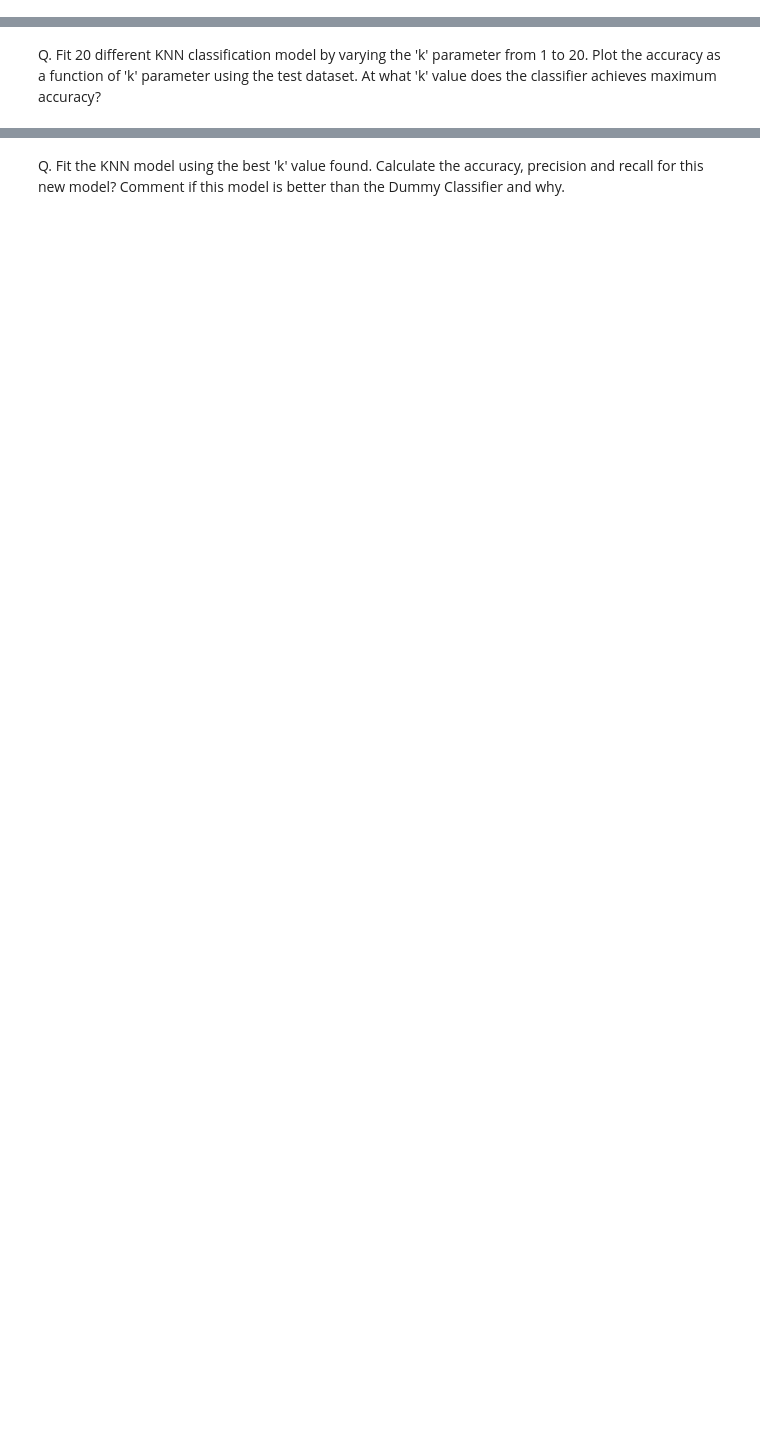
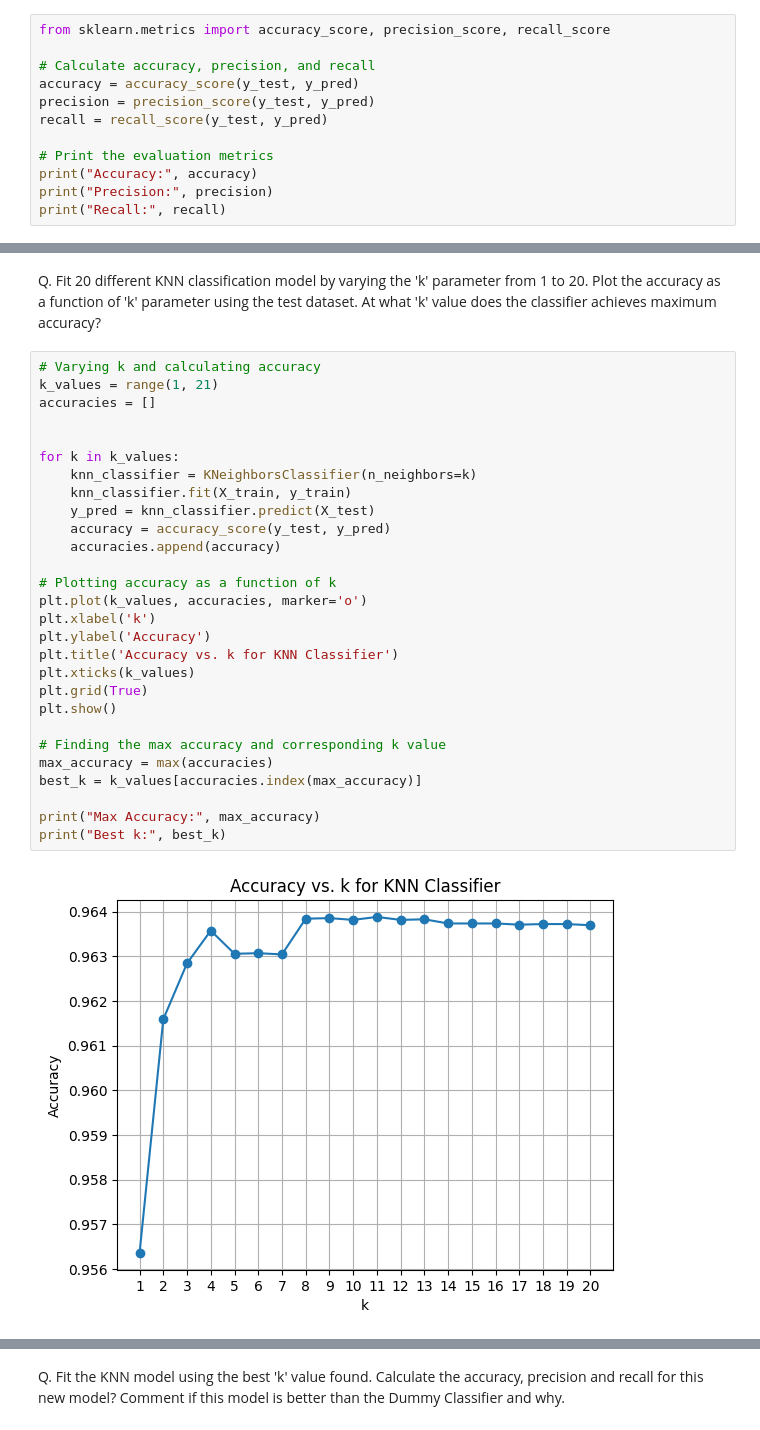
Before and after one commit to MadugulaMeenakshi/-_1, a Jupyter notebook: Assignment_Classification.ipynb, the cells around one changed output, grey strips where cells are left out. Drawn from its saved outputs; the diff is of its cells as text; blank space fills up the shorter version.

```diff
--- a/Assignment_Classification.ipynb
+++ b/Assignment_Classification.ipynb
@@ -427,2 +725,14 @@ Q. Use *KNeighborsClassifier* in *sklearn.neighbors* to fit a model using traini
 # %% [markdown]
 Q. Use the testing dataset to calculate the accuracy, precision and recall of this classifier?
+# %%
+from sklearn.metrics import accuracy_score, precision_score, recall_score
+
+# Calculate accuracy, precision, and recall
+accuracy = accuracy_score(y_test, y_pred)
+precision = precision_score(y_test, y_pred)
+recall = recall_score(y_test, y_pred)
+
+# Print the evaluation metrics
+print("Accuracy:", accuracy)
+print("Precision:", precision)
+print("Recall:", recall)
@@ -429,3 +743,33 @@ Q. Use the testing dataset to calculate the accuracy, precision and recall of th
 # %% [markdown]
 Q. Fit 20 different KNN classification model by varying the 'k' parameter from 1 to 20. Plot the accuracy as a function of 'k'
 parameter using the test dataset. At what 'k' value does the classifier achieves maximum accuracy?
+# %%
+# Varying k and calculating accuracy
+k_values = range(1, 21)
+accuracies = []
+
+
+for k in k_values:
+    knn_classifier = KNeighborsClassifier(n_neighbors=k)
+    knn_classifier.fit(X_train, y_train)
+    y_pred = knn_classifier.predict(X_test)
+    accuracy = accuracy_score(y_test, y_pred)
+    accuracies.append(accuracy)
+
+# Plotting accuracy as a function of k
+plt.plot(k_values, accuracies, marker='o')
+plt.xlabel('k')
+plt.ylabel('Accuracy')
+plt.title('Accuracy vs. k for KNN Classifier')
+plt.xticks(k_values)
+plt.grid(True)
+plt.show()
+
+# Finding the max accuracy and corresponding k value
+max_accuracy = max(accuracies)
+best_k = k_values[accuracies.index(max_accuracy)]
+
+print("Max Accuracy:", max_accuracy)
+print("Best k:", best_k)
+# %% [output]
+[figure, added]
```
Also changed, not shown: parts of 40 cells of this notebook.
